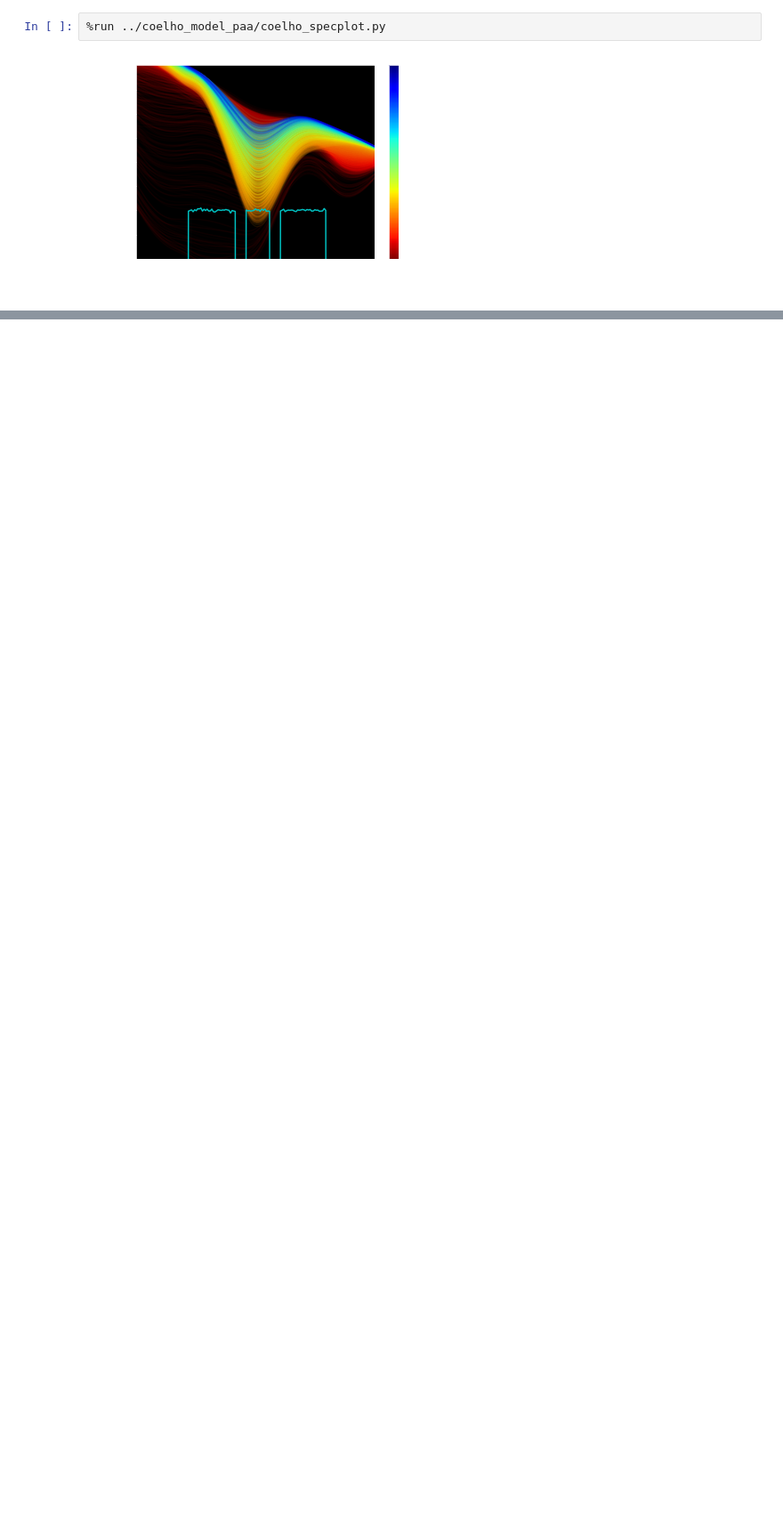
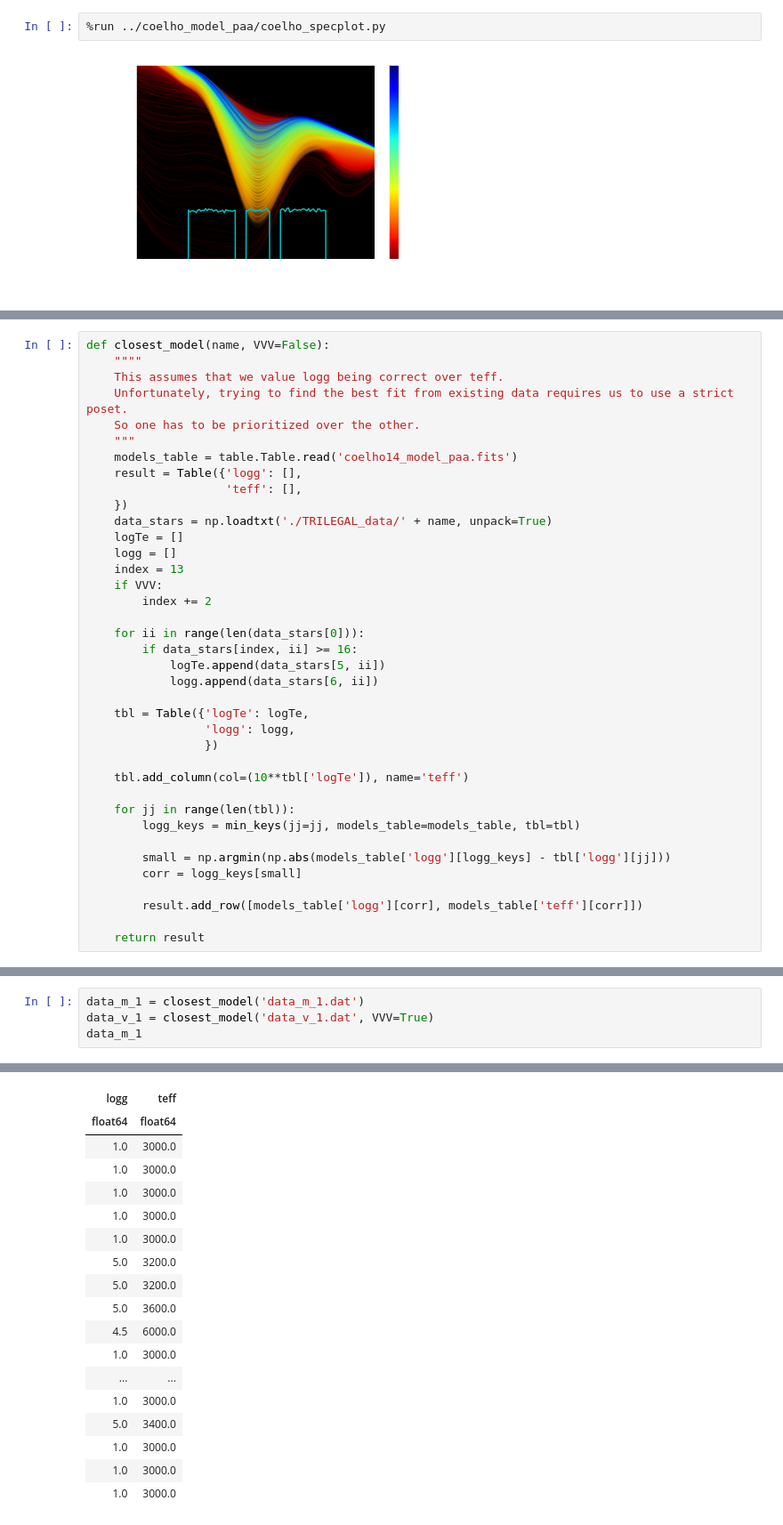
Before and after one commit to mjamesfero/PaschenAlphaModeling, a Jupyter notebook: Coelho models.ipynb, the cells around one changed output, grey strips where cells are left out. Shown: that part at 89% size. Drawn from its saved outputs; the diff is of its cells as text; blank space fills up the shorter version.

Commit message:
model matching

```diff
--- a/Coelho models.ipynb
+++ b/Coelho models.ipynb
@@ -103,0 +42,38 @@ sp.quicklook()
+# %%
+def closest_model(name, VVV=False):
+    """"
+    This assumes that we value logg being correct over teff.
+    Unfortunately, trying to find the best fit from existing data requires us to use a strict poset.
+    So one has to be prioritized over the other.
+    """
+    models_table = table.Table.read('coelho14_model_paa.fits')
+    result = Table({'logg': [],
+                    'teff': [],
+    })
+    data_stars = np.loadtxt('./TRILEGAL_data/' + name, unpack=True)
+    logTe = []
+    logg = []
+    index = 13
+    if VVV:
+        index += 2
+
+    for ii in range(len(data_stars[0])):
+        if data_stars[index, ii] >= 16:
+            logTe.append(data_stars[5, ii])
+            logg.append(data_stars[6, ii])
+
+    tbl = Table({'logTe': logTe,
+                 'logg': logg,
+                 })
+
+    tbl.add_column(col=(10**tbl['logTe']), name='teff')
+
+    for jj in range(len(tbl)):
+        logg_keys = min_keys(jj=jj, models_table=models_table, tbl=tbl)
+
+        small = np.argmin(np.abs(models_table['logg'][logg_keys] - tbl['logg'][jj]))
+        corr = logg_keys[small]
+
+        result.add_row([models_table['logg'][corr], models_table['teff'][corr]])
+
+    return result
@@ -103,0 +82,5 @@ sp.quicklook()
+# %%
+data_m_1 = closest_model('data_m_1.dat')
+data_v_1 = closest_model('data_v_1.dat', VVV=True)
+data_m_1
+# %% [output]
@@ -103,0 +88,18 @@ sp.quicklook()
+| logg | teff |
+| float64 | float64 |
+| 1.0 | 3000.0 |
+| 1.0 | 3000.0 |
+| 1.0 | 3000.0 |
+| 1.0 | 3000.0 |
+| 1.0 | 3000.0 |
+| 5.0 | 3200.0 |
+| 5.0 | 3200.0 |
+| 5.0 | 3600.0 |
+| 4.5 | 6000.0 |
+| 1.0 | 3000.0 |
+| ... | ... |
+| 1.0 | 3000.0 |
+| 5.0 | 3400.0 |
+| 1.0 | 3000.0 |
+| 1.0 | 3000.0 |
+| 1.0 | 3000.0 |
```
Also changed, not shown: parts of 9 cells of this notebook, 2 other files.
